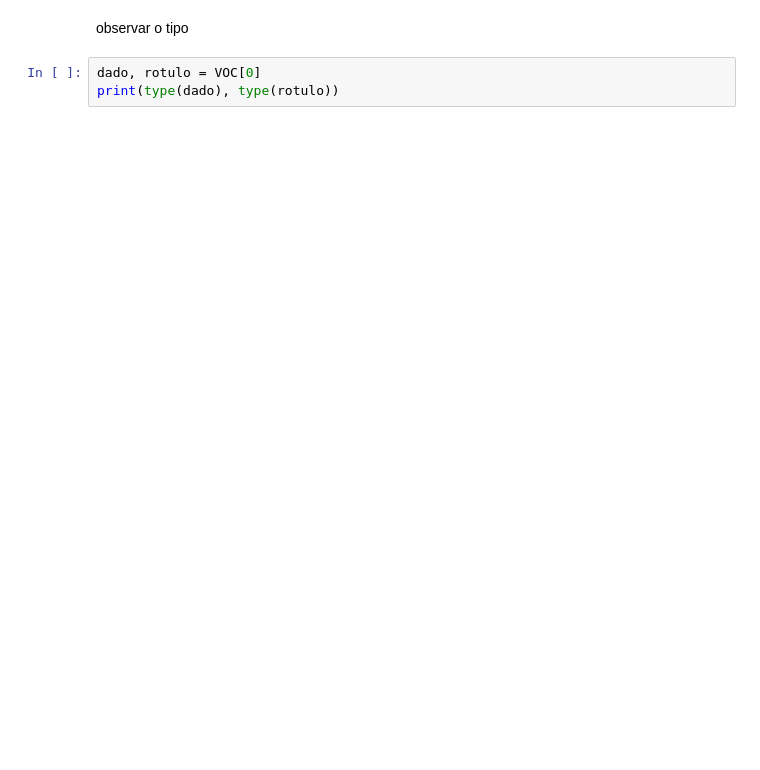
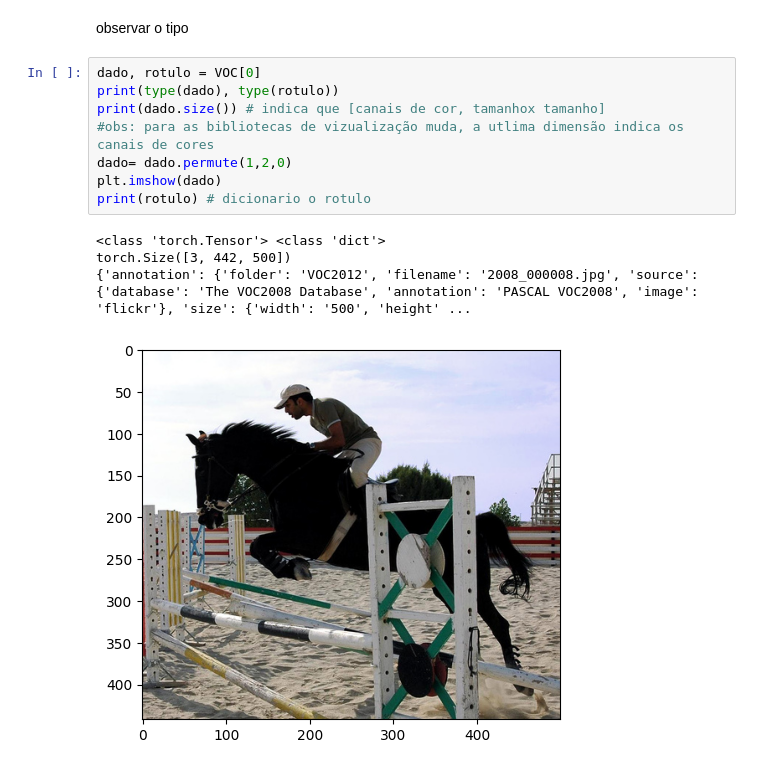
Before and after one commit to PedroAlmeida18/Rede_Neural_Convolucionauis, a Jupyter notebook: Rede_Neural_Convolucional_AULA010.ipynb, the cells around one changed output. Drawn from its saved outputs; the diff is of its cells as text; blank space fills up the shorter version.

Commit message:
Inicio da detecção e plotagem de imagem  para entender as diferenças

```diff
--- a/Rede_Neural_Convolucional_AULA010.ipynb
+++ b/Rede_Neural_Convolucional_AULA010.ipynb
@@ -79,5 +78,15 @@ Downloading http://host.robots.ox.ac.uk/pascal/VOC/voc2012/VOCtrainval_11-May-20
 # %% [markdown]
 observar o tipo
-# %%
-dado, rotulo = VOC[0]
-print(type(dado), type(rotulo))
+# %%
+dado, rotulo = VOC[0]
+print(type(dado), type(rotulo))
+print(dado.size()) # indica que [canais de cor, tamanhox tamanho]
+#obs: para as bibliotecas de vizualização muda, a utlima dimensão indica os canais de cores
+dado= dado.permute(1,2,0)
+plt.imshow(dado)
+print(rotulo) # dicionario o rotulo
+# %% [output]
+<class 'torch.Tensor'> <class 'dict'>
+torch.Size([3, 442, 500])
+{'annotation': {'folder': 'VOC2012', 'filename': '2008_000008.jpg', 'source': {'database': 'The VOC2008 Database', 'annotation': 'PASCAL VOC2008', 'image': 'flickr'}, 'size': {'width': '500', 'height' ...
+[figure, added]
```
Also changed, not shown: parts of 2 cells of this notebook.
